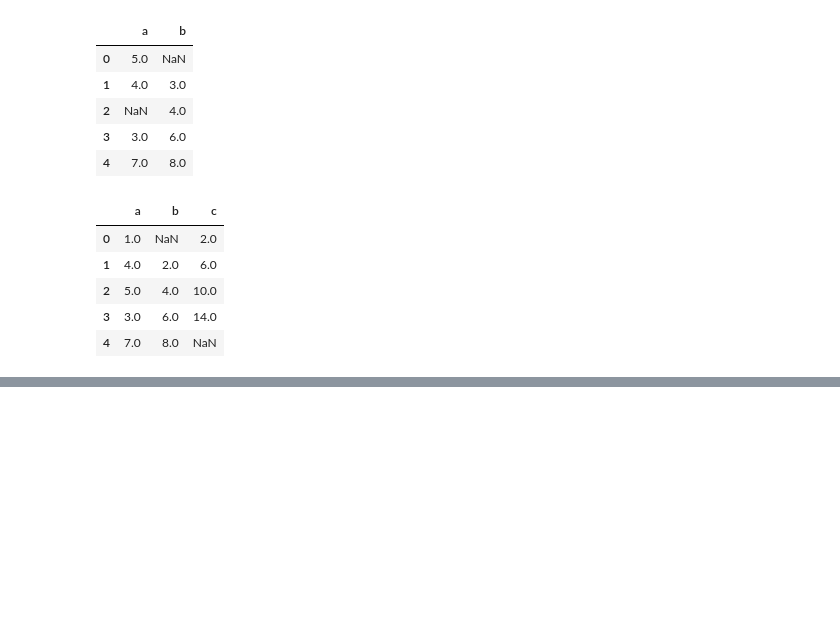
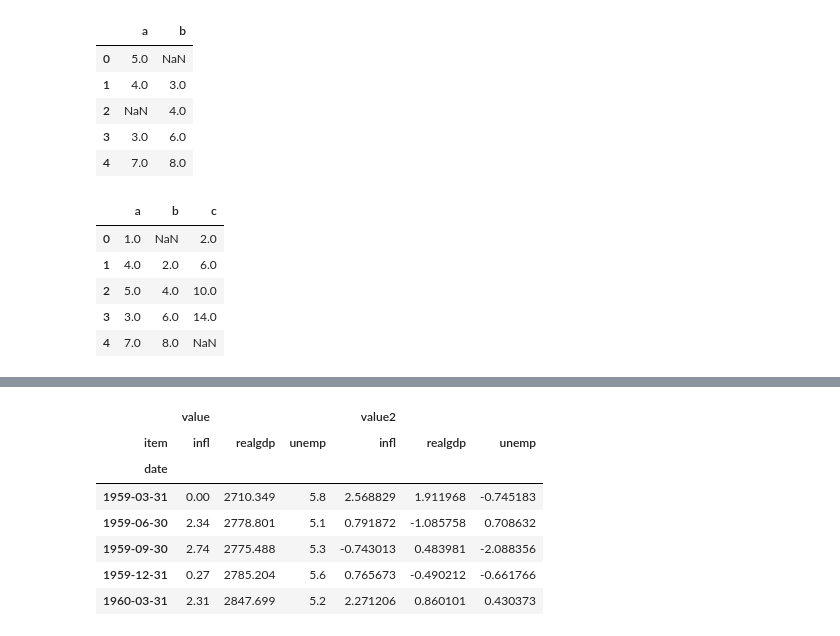
Before and after one commit to rumourcy/DA, a Jupyter notebook: pydata/chapter08.ipynb, the cells around one changed output, grey strips where cells are left out. Saved outputs shown, nothing was run; the diff lists cells and outputs as text; code cells hidden in the pictures; blank space fills up the shorter version.

```diff
--- a/pydata/chapter08.ipynb
+++ b/pydata/chapter08.ipynb
@@ -793,0 +964,2 @@ df1.combine_first(df2)
+# %%
+data = data.reindex(columns=columns)
@@ -793,0 +1033,11 @@ df1.combine_first(df2)
+# %%
+ldata.pivot('date', 'item', ['value', 'value2']).head()
+# %% [output]
+|  | value |  |  | value2 |  |  |
+| item | infl | realgdp | unemp | infl | realgdp | unemp |
+| date |  |  |  |  |  |  |
+| 1959-03-31 | 0.00 | 2710.349 | 5.8 | 2.568829 | 1.911968 | -0.745183 |
+| 1959-06-30 | 2.34 | 2778.801 | 5.1 | 0.791872 | -1.085758 | 0.708632 |
+| 1959-09-30 | 2.74 | 2775.488 | 5.3 | -0.743013 | 0.483981 | -2.088356 |
+| 1959-12-31 | 0.27 | 2785.204 | 5.6 | 0.765673 | -0.490212 | -0.661766 |
+| 1960-03-31 | 2.31 | 2847.699 | 5.2 | 2.271206 | 0.860101 | 0.430373 |
```
Also changed, not shown: parts of 39 cells of this notebook.
